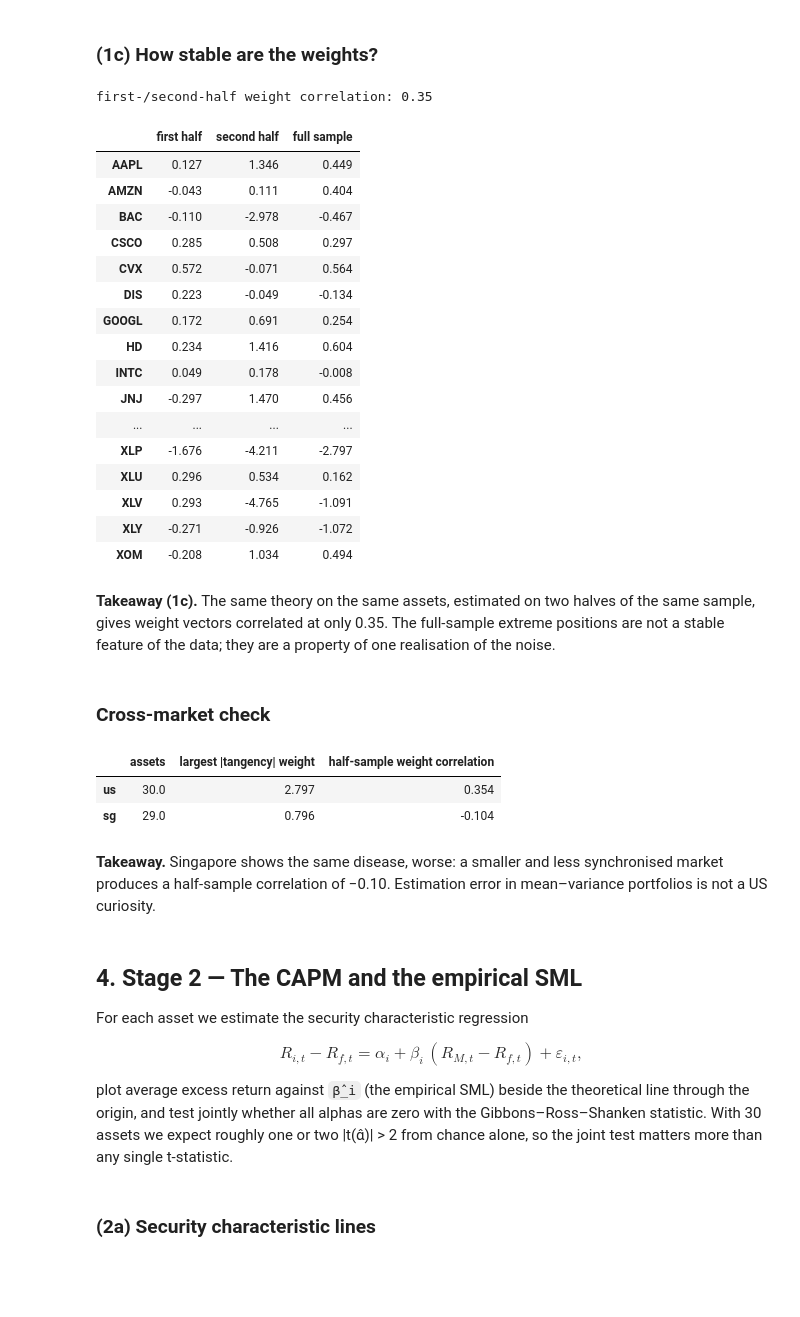
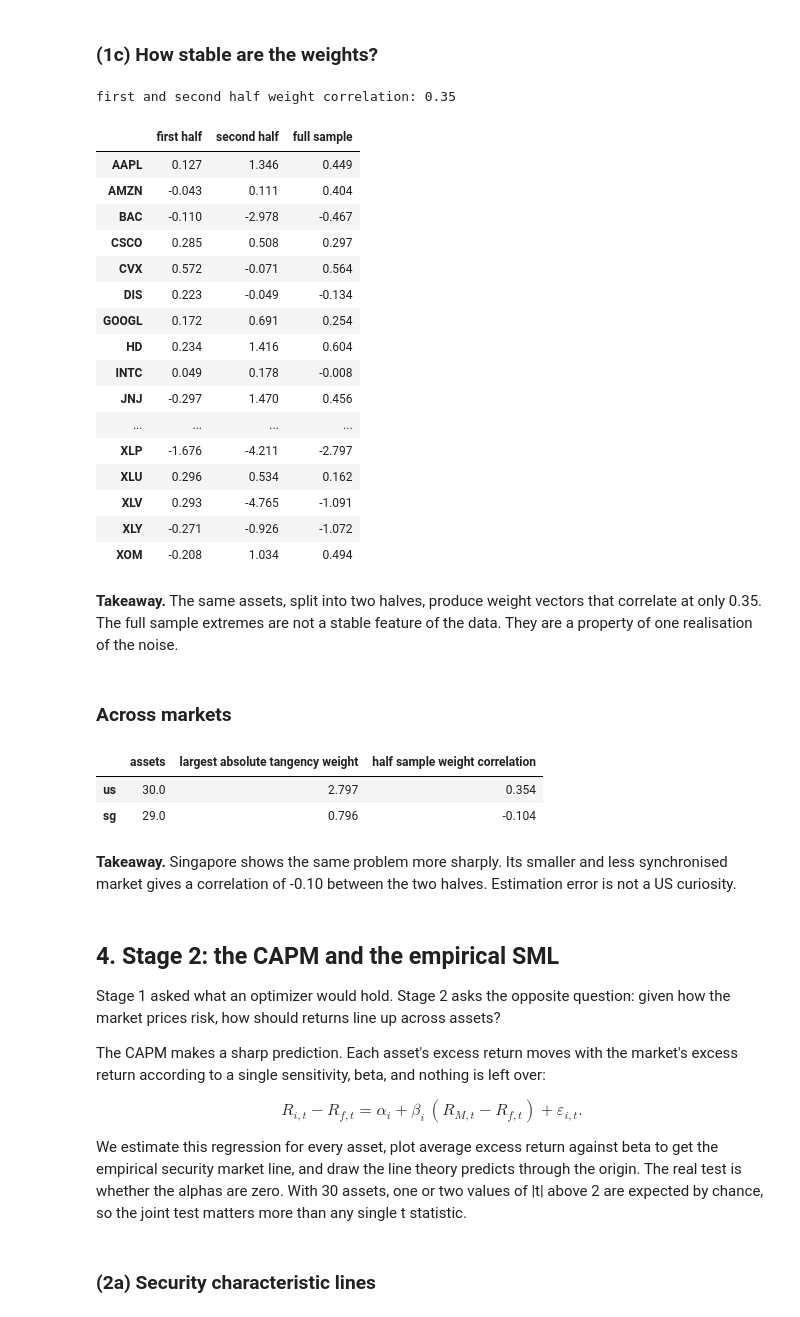
Before and after one commit to Prolead1/goldman, a Jupyter notebook: notebooks/report.ipynb, the cells around one changed output. Saved outputs shown, nothing was run; the diff lists cells and outputs as text; code cells hidden in the pictures; blank space fills up the shorter version.

```diff
--- a/notebooks/report.ipynb
+++ b/notebooks/report.ipynb
@@ -193,10 +196,10 @@ exactly the estimation error Weeks 2–3 warn about.
 # %% [markdown]
 ### (1c) How stable are the weights?
 # %%
-print(f"first-/second-half weight correlation: {PORTFOLIO[PRIMARY].weight_correlation:.2f}")
+print(f"first and second half weight correlation: {PORTFOLIO[PRIMARY].weight_correlation:.2f}")
 PORTFOLIO[PRIMARY].drift
 # %% [output]
-first-/second-half weight correlation: 0.35
+first and second half weight correlation: 0.35
 |  | first half | second half | full sample |
 | AAPL | 0.127 | 1.346 | 0.449 |
 | AMZN | -0.043 | 0.111 | 0.404 |
@@ -215,43 +218,47 @@ first-/second-half weight correlation: 0.35
 | XLY | -0.271 | -0.926 | -1.072 |
 | XOM | -0.208 | 1.034 | 0.494 |
 # %% [markdown]
-**Takeaway (1c).** The same theory on the same assets, estimated on two halves of
-the same sample, gives weight vectors correlated at only 0.35. The full-sample
-extreme positions are not a stable feature of the data; they are a property of one
-realisation of the noise.
+**Takeaway.** The same assets, split into two halves, produce weight vectors that
+correlate at only 0.35. The full sample extremes are not a stable feature of the
+data. They are a property of one realisation of the noise.
-# %% [markdown]
-### Cross-market check
+# %% [markdown]
+### Across markets
 # %%
 pd.DataFrame(
     {
         u: {
             "assets": RETURNS[u].shape[1],
-            "largest |tangency| weight": float(PORTFOLIO[u].most_extreme_weight),
-            "half-sample weight correlation": float(PORTFOLIO[u].weight_correlation),
+            "largest absolute tangency weight": float(PORTFOLIO[u].most_extreme_weight),
+            "half sample weight correlation": float(PORTFOLIO[u].weight_correlation),
         }
         for u in UNIVERSES
     }
 ).T.round(3)
 # %% [output]
-|  | assets | largest |tangency| weight | half-sample weight correlation |
+|  | assets | largest absolute tangency weight | half sample weight correlation |
 | us | 30.0 | 2.797 | 0.354 |
 | sg | 29.0 | 0.796 | -0.104 |
 # %% [markdown]
-**Takeaway.** Singapore shows the same disease, worse: a smaller and less
-synchronised market produces a half-sample correlation of −0.10. Estimation error
-in mean–variance portfolios is not a US curiosity.
+**Takeaway.** Singapore shows the same problem more sharply. Its smaller and less
+synchronised market gives a correlation of -0.10 between the two halves. Estimation
+error is not a US curiosity.
 # %% [markdown]
-## 4. Stage 2 — The CAPM and the empirical SML
+## 4. Stage 2: the CAPM and the empirical SML
 
-For each asset we estimate the security characteristic regression
+Stage 1 asked what an optimizer would hold. Stage 2 asks the opposite question:
+given how the market prices risk, how should returns line up across assets?
 
-$$R_{i,t} - R_{f,t} = \alpha_i + \beta_i\,(R_{M,t} - R_{f,t}) + \varepsilon_{i,t},$$
+The CAPM makes a sharp prediction. Each asset's excess return moves with the
+market's excess return according to a single sensitivity, beta, and nothing is
+left over:
 
-plot average excess return against `β̂_i` (the empirical SML) beside the
-theoretical line through the origin, and test jointly whether all alphas are zero
-with the Gibbons–Ross–Shanken statistic. With 30 assets we expect roughly one or
-two |t(α̂)| > 2 from chance alone, so the joint test matters more than any single
-t-statistic.
+$$R_{i,t} - R_{f,t} = \alpha_i + \beta_i\,(R_{M,t} - R_{f,t}) + \varepsilon_{i,t}.$$
+
+We estimate this regression for every asset, plot average excess return against
+beta to get the empirical security market line, and draw the line theory predicts
+through the origin. The real test is whether the alphas are zero. With 30 assets,
+one or two values of |t| above 2 are expected by chance, so the joint test matters
+more than any single t statistic.
 # %% [markdown]
 ### (2a) Security characteristic lines
 # %%
```
Also changed, not shown: parts of 19 cells of this notebook.
